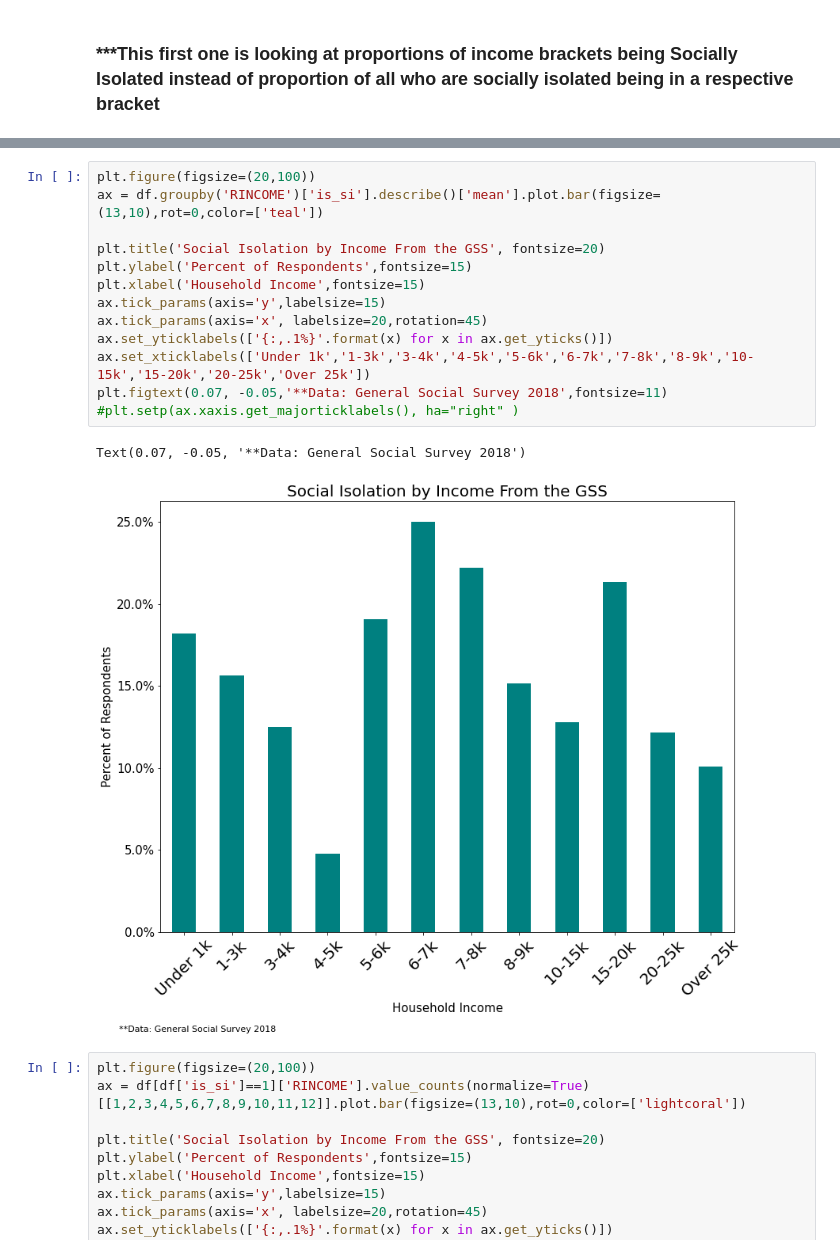
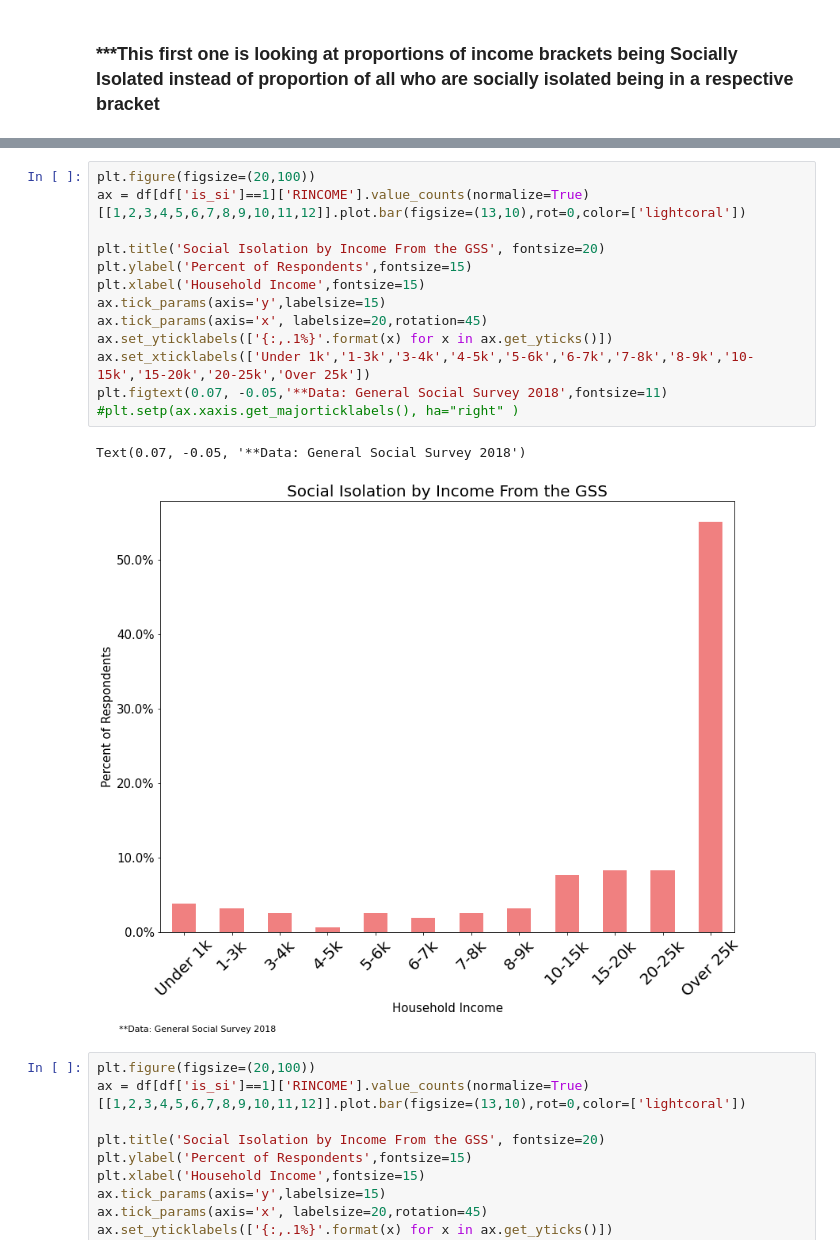
Before and after one commit to matthewasloan95/social-isolation-transportation, a Jupyter notebook: gss18_nb.ipynb, the cells around one changed output, grey strips where cells are left out. Cells and saved outputs as stored; diff of their text form.

```diff
--- a/gss18_nb.ipynb
+++ b/gss18_nb.ipynb
@@ -98,20 +98,20 @@ Text(0.07, -0.01, '**Data: General Social Survey 2018')
 [figure]
 # %%
 plt.figure(figsize=(20,100))
-ax = df.groupby('RINCOME')['is_si'].describe()['mean'].plot.bar(figsize=(13,10),rot=0,color=['teal'])
+ax = df[df['is_si']==1]['RINCOME'].value_counts(normalize=True)[[1,2,3,4,5,6,7,8,9,10,11,12]].plot.bar(figsize=(13,10),rot=0,color=['lightcoral'])
 
 plt.title('Social Isolation by Income From the GSS', fontsize=20)
 plt.ylabel('Percent of Respondents',fontsize=15)
 plt.xlabel('Household Income',fontsize=15)
 ax.tick_params(axis='y',labelsize=15)
 ax.tick_params(axis='x', labelsize=20,rotation=45)
 ax.set_yticklabels(['{:,.1%}'.format(x) for x in ax.get_yticks()])
 ax.set_xticklabels(['Under 1k','1-3k','3-4k','4-5k','5-6k','6-7k','7-8k','8-9k','10-15k','15-20k','20-25k','Over 25k'])
 plt.figtext(0.07, -0.05,'**Data: General Social Survey 2018',fontsize=11)
 #plt.setp(ax.xaxis.get_majorticklabels(), ha="right" )
 # %% [output]
 Text(0.07, -0.05, '**Data: General Social Survey 2018')
-[figure, old version]
+[figure, new version]
 # %%
 plt.figure(figsize=(20,100))
 ax = df[df['is_si']==1]['RINCOME'].value_counts(normalize=True)[[1,2,3,4,5,6,7,8,9,10,11,12]].plot.bar(figsize=(13,10),rot=0,color=['lightcoral'])
```
Also changed, not shown: parts of 1 cell of this notebook, 2 other files.
